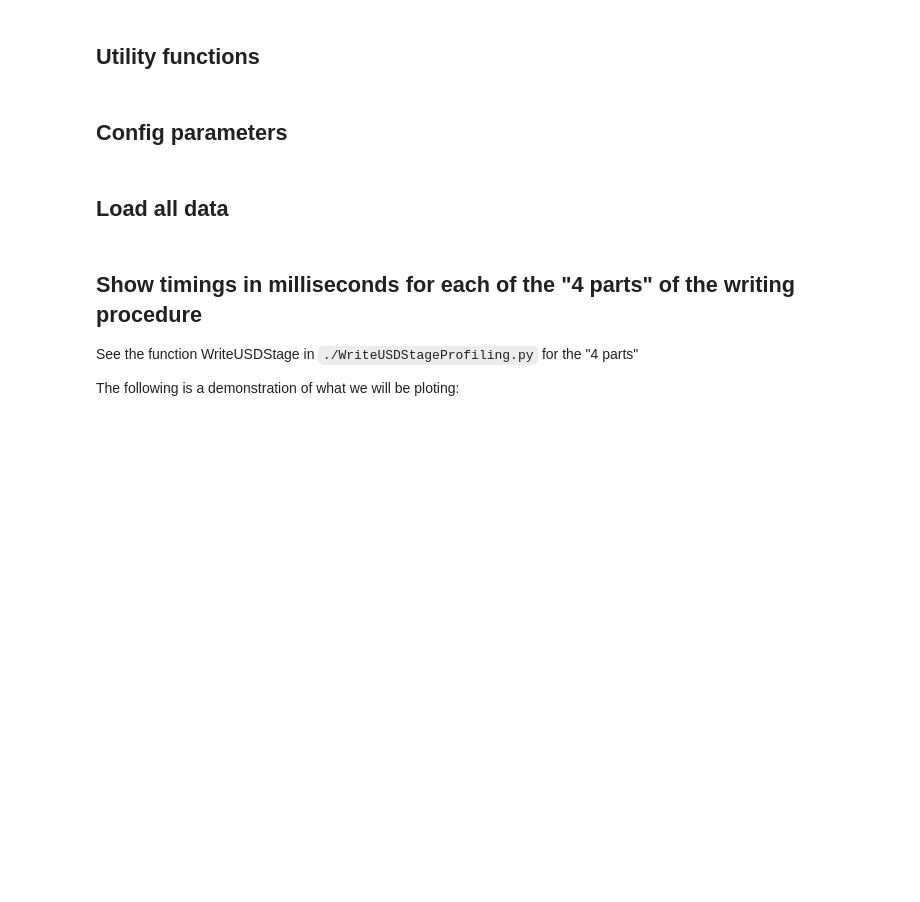
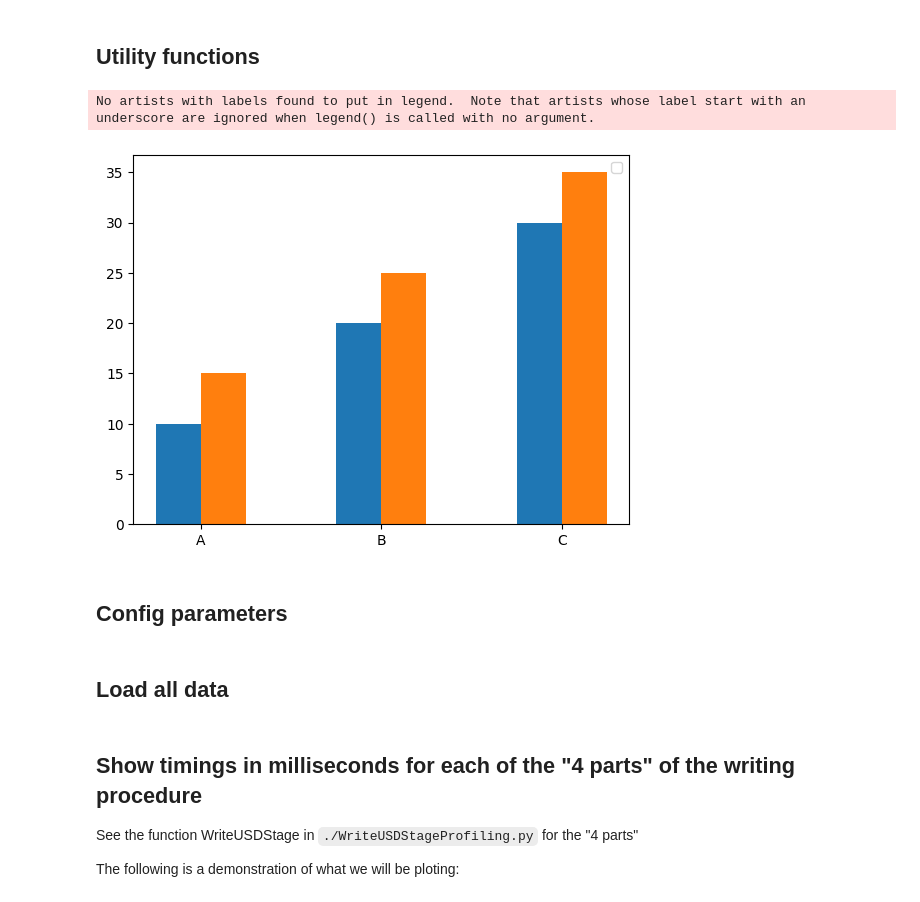
Before and after one commit to LittleCoinCoin/ProfilingOpenUSD, a Jupyter notebook: Python/RuntimeResultsViz.ipynb, the cells around one changed output. Saved outputs shown, nothing was run; the diff lists cells and outputs as text; code cells hidden in the pictures; blank space fills up the shorter version.

```diff
--- a/Python/RuntimeResultsViz.ipynb
+++ b/Python/RuntimeResultsViz.ipynb
@@ -10,6 +10,74 @@ def ByteToMegaByte(_bytes):
 
 def NanoToMilli(_ns):
     return _ns / 1000000
+# %%
+def plot_multibar(x_coordinates, x_labels, data_arrays, _plotTitle="", _plotXLabel="", _plotYLabel="", _dataLabels=[]):
+    """
+    Plot multiple bar charts.
+
+    Parameters:
+    - x_coordinates (list): The x-coordinates of the bars.
+    - x_labels (list): The labels for the x-axis.
+    - data_arrays (list): The data arrays to be plotted.
+    - _plotTitle (str): The title of the plot (optional).
+    - _plotXLabel (str): The label for the x-axis (optional).
+    - _plotYLabel (str): The label for the y-axis (optional).
+    - _dataLabels (list): The labels for each data array (optional).
+
+    Returns:
+    - None
+
+    Example usage:
+    plot_multibar([1, 2, 3], ['A', 'B', 'C'], [[10, 20, 30], [15, 25, 35]], _plotTitle="Bar Chart", _plotXLabel="X-axis", _plotYLabel="Y-axis", _dataLabels=["Data 1", "Data 2"])
+    """
+    # Set the width of the bars
+    bar_width = max(x_coordinates) / (len(x_coordinates) * 2)
+
+    # Adjust the x-axis positions for the bars
+    x_positions = np.array(x_coordinates) - bar_width/2
+    x_positions_labels = np.zeros(len(x_coordinates))
+
+    # Calculate the number of data arrays
+    num_data_arrays = len(data_arrays)
+
+    # Calculate the bar width for each data array
+    bar_width_per_array = bar_width / num_data_arrays
+
+    # Plotting
+    for i, data_array in enumerate(data_arrays):
+        # Adjust the x-axis positions for each data array
+        x_positions_i = x_positions + i * bar_width_per_array
+        x_positions_labels += x_positions_i/num_data_arrays
+
+        # Plot the data array
+        if (_dataLabels == []):
+            plt.bar(x_positions_i, data_array, width=bar_width_per_array)
+        else:
+            plt.bar(x_positions_i, data_array, width=bar_width_per_array, label=_dataLabels[i])
+
+    # Customize the plot
+    plt.xlabel(_plotXLabel)
+    plt.ylabel(_plotYLabel)
+    plt.title(_plotTitle)
+    plt.legend()
+
+    # Set the x tick labels
+    plt.xticks(x_positions_labels, x_labels)
+
+    # Show the plot
+    plt.show()
+
+# Sample data
+x_coordinates = [1, 2, 3]
+data1 = [10, 20, 30]
+data2 = [15, 25, 35]
+x_labels = ['A', 'B', 'C']
+
+# Call the function
+plot_multibar(x_coordinates, x_labels, [data1, data2])
+# %% [output]
+No artists with labels found to put in legend.  Note that artists whose label start with an underscore are ignored when legend() is called with no argument.
+[figure, added]
 # %% [markdown]
 ## Config parameters
 # %%
```
Also changed, not shown: parts of 4 cells of this notebook.
